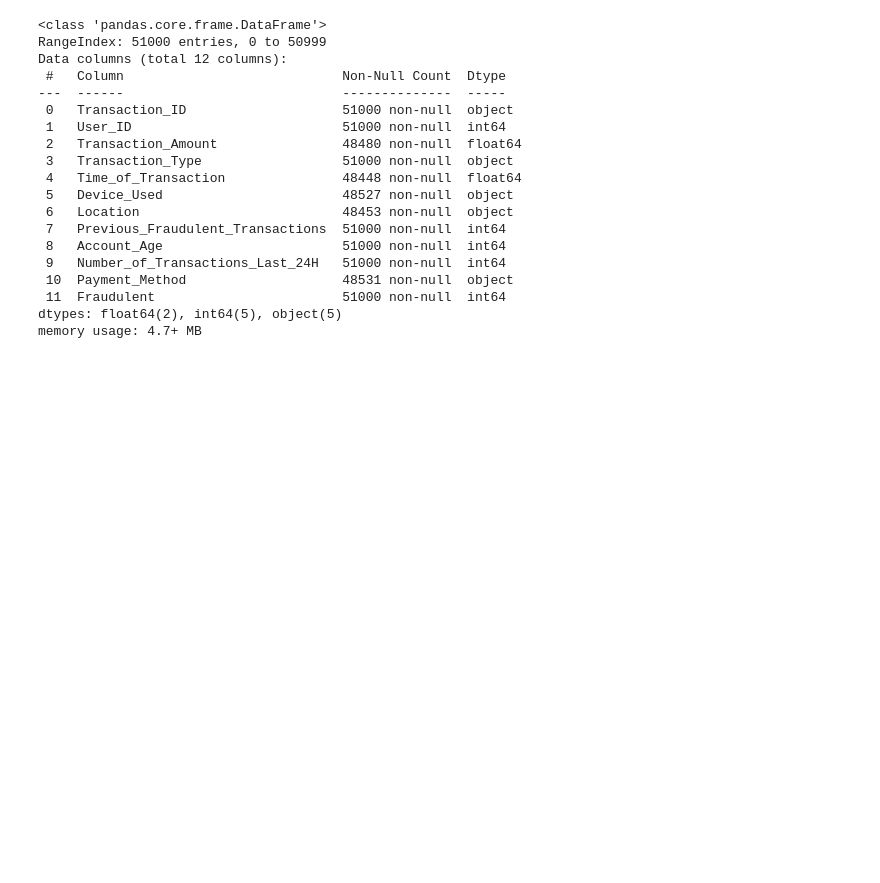
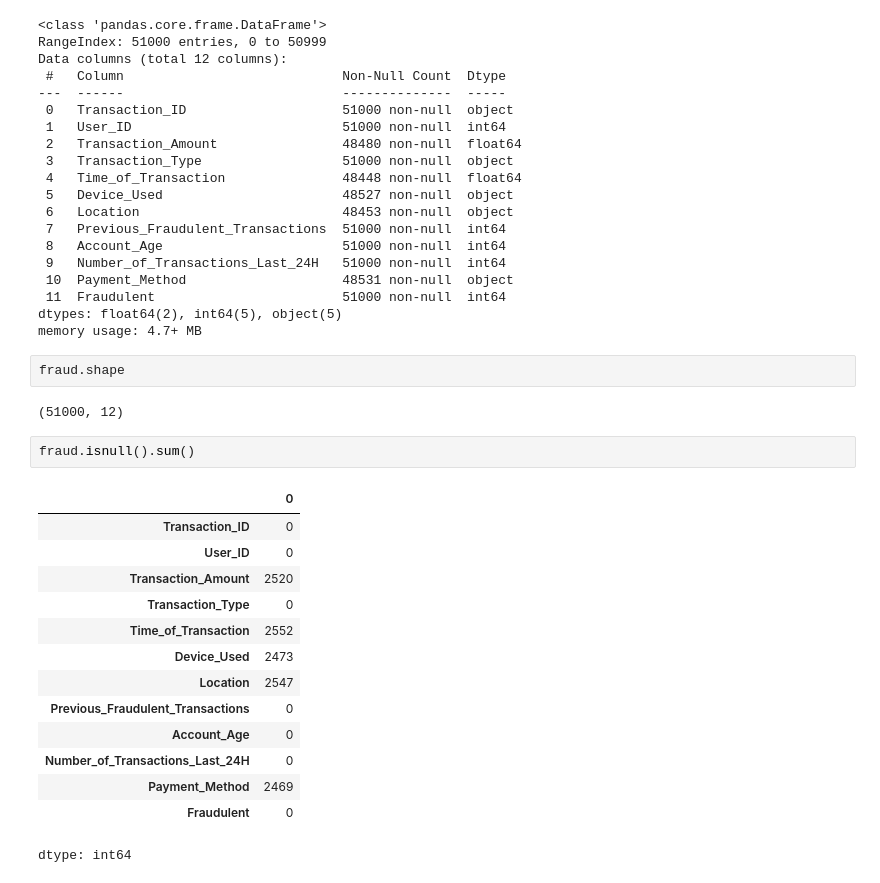
Before and after one commit to DasoTD/Fraud-Detection-ML, a Jupyter notebook: Fraud_Detection.ipynb, the cells around one changed output. Drawn from its saved outputs; the diff is of its cells as text; blank space fills up the shorter version.

```diff
--- a/Fraud_Detection.ipynb
+++ b/Fraud_Detection.ipynb
@@ -68,3 +68,24 @@ Data columns (total 12 columns):
  11  Fraudulent                        51000 non-null  int64
 dtypes: float64(2), int64(5), object(5)
 memory usage: 4.7+ MB
+# %%
+fraud.shape
+# %% [output]
+(51000, 12)
+# %%
+fraud.isnull().sum()
+# %% [output]
+|  | 0 |
+| Transaction_ID | 0 |
+| User_ID | 0 |
+| Transaction_Amount | 2520 |
+| Transaction_Type | 0 |
+| Time_of_Transaction | 2552 |
+| Device_Used | 2473 |
+| Location | 2547 |
+| Previous_Fraudulent_Transactions | 0 |
+| Account_Age | 0 |
+| Number_of_Transactions_Last_24H | 0 |
+| Payment_Method | 2469 |
+| Fraudulent | 0 |
+dtype: int64
```
Also changed, not shown: parts of 1 cell of this notebook.
